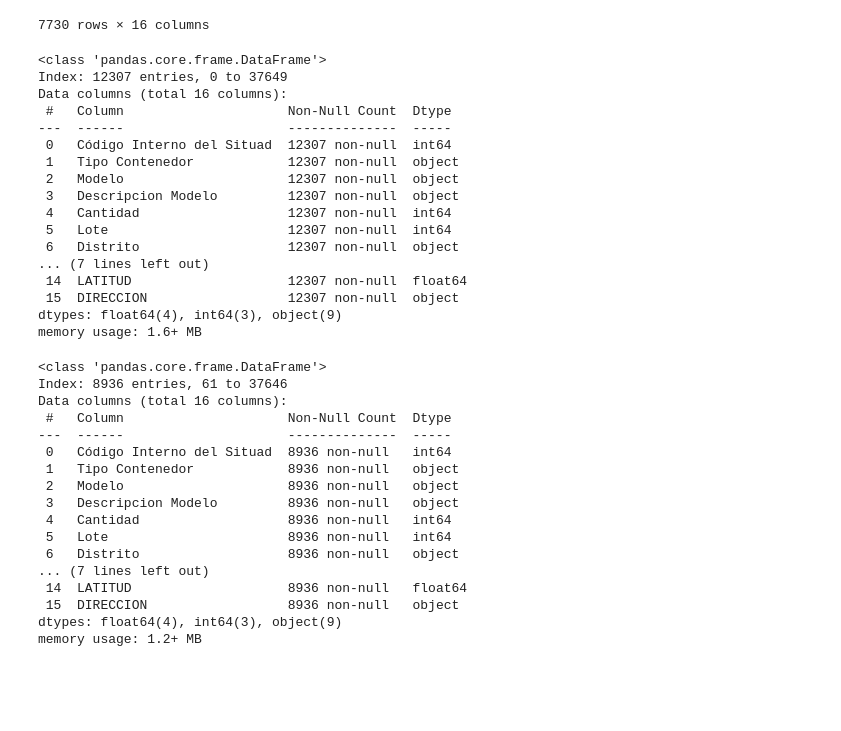
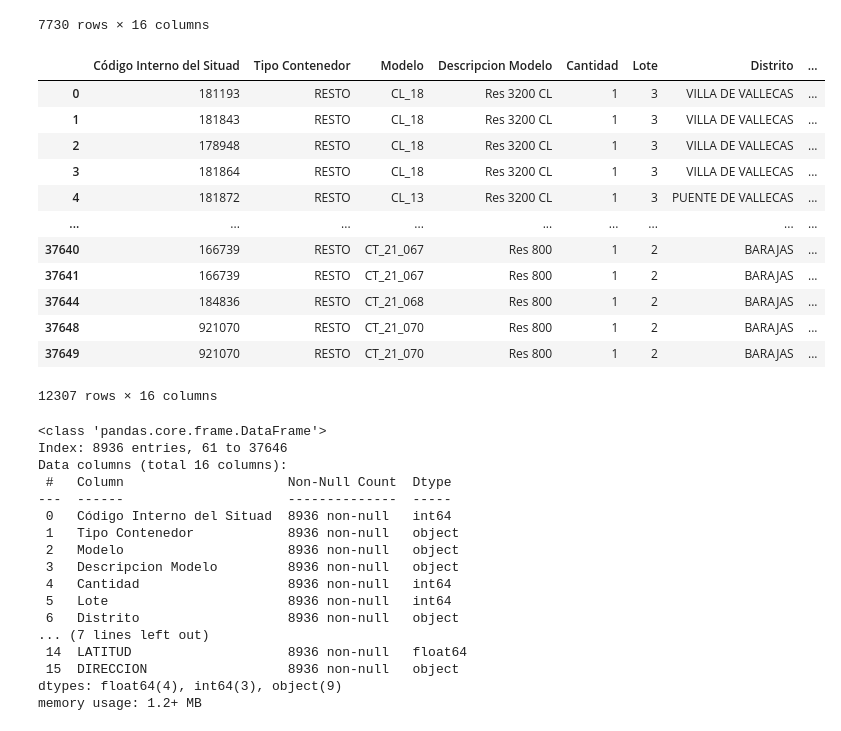
Before and after one commit to aaguiare/final_project_ironhack, a Jupyter notebook: madrid_data2.ipynb, the cells around one changed output. Saved outputs shown, nothing was run; the diff lists cells and outputs as text; code cells hidden in the pictures; blank space fills up the shorter version.

Commit message:
data processing MVP & streamlit 21.02

```diff
--- a/madrid_data2.ipynb
+++ b/madrid_data2.ipynb
@@ -117,25 +122,21 @@ papel
 7730 rows × 16 columns
 # %%
 resto = contenedores_varios[contenedores_varios['Tipo Contenedor'] == 'RESTO']
-resto.info()
+resto
 # %% [output]
+|  | Código Interno del Situad | Tipo Contenedor | Modelo | Descripcion Modelo | Cantidad | Lote | Distrito | ... |
+| 0 | 181193 | RESTO | CL_18 | Res 3200 CL | 1 | 3 | VILLA DE VALLECAS | ... |
+| 1 | 181843 | RESTO | CL_18 | Res 3200 CL | 1 | 3 | VILLA DE VALLECAS | ... |
+| 2 | 178948 | RESTO | CL_18 | Res 3200 CL | 1 | 3 | VILLA DE VALLECAS | ... |
+| 3 | 181864 | RESTO | CL_18 | Res 3200 CL | 1 | 3 | VILLA DE VALLECAS | ... |
+| 4 | 181872 | RESTO | CL_13 | Res 3200 CL | 1 | 3 | PUENTE DE VALLECAS | ... |
+| ... | ... | ... | ... | ... | ... | ... | ... | ... |
+| 37640 | 166739 | RESTO | CT_21_067 | Res 800 | 1 | 2 | BARAJAS | ... |
+| 37641 | 166739 | RESTO | CT_21_067 | Res 800 | 1 | 2 | BARAJAS | ... |
+| 37644 | 184836 | RESTO | CT_21_068 | Res 800 | 1 | 2 | BARAJAS | ... |
+| 37648 | 921070 | RESTO | CT_21_070 | Res 800 | 1 | 2 | BARAJAS | ... |
+| 37649 | 921070 | RESTO | CT_21_070 | Res 800 | 1 | 2 | BARAJAS | ... |
-<class 'pandas.core.frame.DataFrame'>
-Index: 12307 entries, 0 to 37649
-Data columns (total 16 columns):
- #   Column                     Non-Null Count  Dtype
----  ------                     --------------  -----
- 0   Código Interno del Situad  12307 non-null  int64
- 1   Tipo Contenedor            12307 non-null  object
- 2   Modelo                     12307 non-null  object
- 3   Descripcion Modelo         12307 non-null  object
- 4   Cantidad                   12307 non-null  int64
- 5   Lote                       12307 non-null  int64
- 6   Distrito                   12307 non-null  object
-... (7 lines left out)
- 14  LATITUD                    12307 non-null  float64
- 15  DIRECCION                  12307 non-null  object
-dtypes: float64(4), int64(3), object(9)
-memory usage: 1.6+ MB
+12307 rows × 16 columns
 # %%
 envases = contenedores_varios[contenedores_varios['Tipo Contenedor'] == 'ENVASES']
 envases.info()
```
Also changed, not shown: parts of 3 cells of this notebook, 2 other files.
